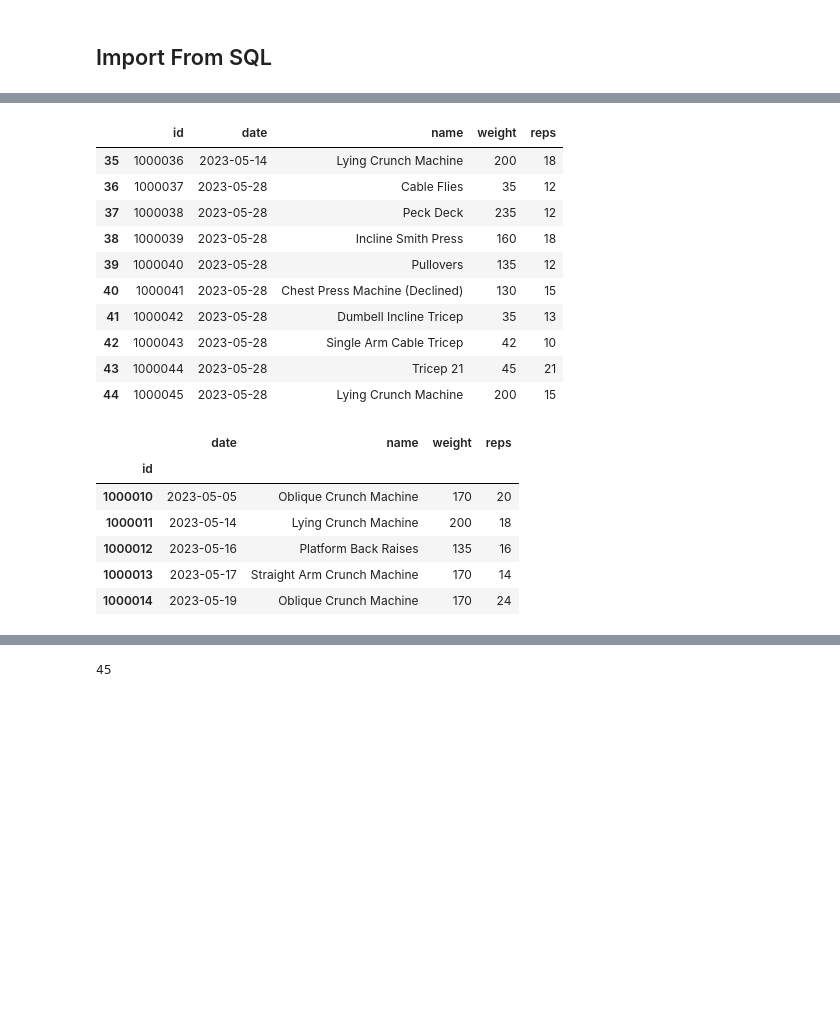
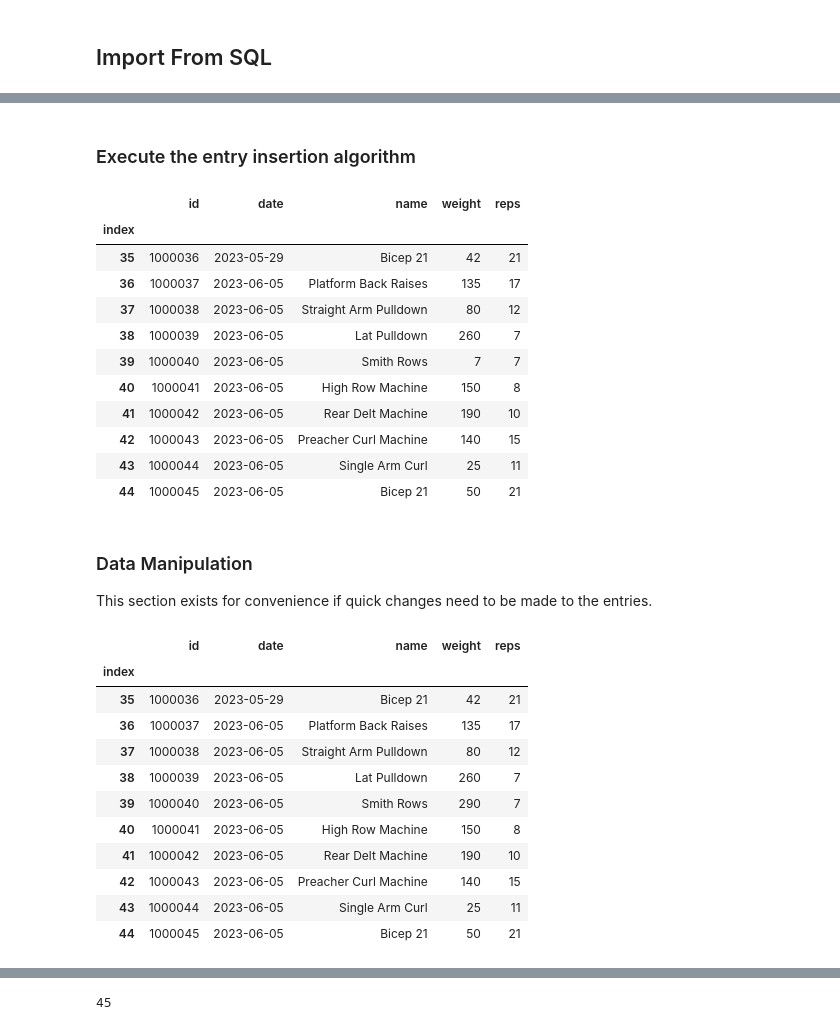
Before and after one commit to Artuk009/Case-Studies, a Jupyter notebook: MyFitnessAndNutrition/exercises.ipynb, the cells around one changed output, grey strips where cells are left out. Drawn from its saved outputs; the diff is of its cells as text; code cells hidden in the pictures; blank space fills up the shorter version.

```diff
--- a/MyFitnessAndNutrition/exercises.ipynb
+++ b/MyFitnessAndNutrition/exercises.ipynb
@@ -8,5 +26,7 @@ sql_connection = sqlite3.connect('exercises.sqlite')
 # %%
-current_exercises = pd.read_sql('SELECT * FROM chest_day', sql_connection, index_col='index')
-current_exercises.tail()
+sql_connection = sqlite3.connect('exercises.sqlite')
+# Import desired table and set the index.
+current_exercises = pd.read_sql('SELECT * FROM back_day', sql_connection, index_col='index')
+current_exercises.tail(10)
 # %% [output]
 |  | id | date | name | weight | reps |
@@ -42,0 +93,4 @@ array(['Cable Flies', 'Peck Deck', 'Incline Smith Press', 'Pullovers',
+# %%
+day_of_month = input("Enter the day of the month: DD")
+date = f"2023-06-{day_of_month} 00:00:00"
+date
@@ -43,10 +99,9 @@ array(['Cable Flies', 'Peck Deck', 'Incline Smith Press', 'Pullovers',
+# %% [markdown]
+### Execute the entry insertion algorithm
 # %%
-today_date = input("Enter date YYYY-MM-DD: ")
-date = f"{today_date} 00:00:00"
-
 for i in range(0, len(names)):
 
-  """ This algorithm sets the elements of a new enry with user input and then inserts it into the
+  """ This algorithm sets the elements of a new entry with user input and then inserts it into the
   database table for each name. Id is calculated by last index."""
 
   weight = input(f"Enter Weight for {names[i]}: ")
@@ -60,30 +115,36 @@ current_exercises['date'] = pd.to_datetime(current_exercises['date'])
 current_exercises.tail(10)
 # %% [output]
 |  | id | date | name | weight | reps |
-| 35 | 1000036 | 2023-05-14 | Lying Crunch Machine | 200 | 18 |
-| 36 | 1000037 | 2023-05-28 | Cable Flies | 35 | 12 |
-| 37 | 1000038 | 2023-05-28 | Peck Deck | 235 | 12 |
-| 38 | 1000039 | 2023-05-28 | Incline Smith Press | 160 | 18 |
-| 39 | 1000040 | 2023-05-28 | Pullovers | 135 | 12 |
-| 40 | 1000041 | 2023-05-28 | Chest Press Machine (Declined) | 130 | 15 |
-| 41 | 1000042 | 2023-05-28 | Dumbell Incline Tricep | 35 | 13 |
-| 42 | 1000043 | 2023-05-28 | Single Arm Cable Tricep | 42 | 10 |
-| 43 | 1000044 | 2023-05-28 | Tricep 21 | 45 | 21 |
-| 44 | 1000045 | 2023-05-28 | Lying Crunch Machine | 200 | 15 |
+| index |  |  |  |  |  |
+| 35 | 1000036 | 2023-05-29 | Bicep 21 | 42 | 21 |
+| 36 | 1000037 | 2023-06-05 | Platform Back Raises | 135 | 17 |
+| 37 | 1000038 | 2023-06-05 | Straight Arm Pulldown | 80 | 12 |
+| 38 | 1000039 | 2023-06-05 | Lat Pulldown | 260 | 7 |
+| 39 | 1000040 | 2023-06-05 | Smith Rows | 7 | 7 |
+| 40 | 1000041 | 2023-06-05 | High Row Machine | 150 | 8 |
+| 41 | 1000042 | 2023-06-05 | Rear Delt Machine | 190 | 10 |
+| 42 | 1000043 | 2023-06-05 | Preacher Curl Machine | 140 | 15 |
+| 43 | 1000044 | 2023-06-05 | Single Arm Curl | 25 | 11 |
+| 44 | 1000045 | 2023-06-05 | Bicep 21 | 50 | 21 |
+# %% [markdown]
+### Data Manipulation
+This section exists for convenience if quick changes need to be made to the entries.
 # %%
-
 # Update a single item by id and column
-# current_exercises.loc[1, 'date'] = 4
-
+# current_exercises.loc[39, 'weight'] = 290
 # Drop last row
 # current_exercises.drop(index=current_exercises.index[-1], axis=0, inplace=True)
-
-current_exercises.tail()
+current_exercises.tail(10)
 # %% [output]
-|  | date | name | weight | reps |
-| id |  |  |  |  |
-| 1000010 | 2023-05-05 | Oblique Crunch Machine | 170 | 20 |
-| 1000011 | 2023-05-14 | Lying Crunch Machine | 200 | 18 |
-| 1000012 | 2023-05-16 | Platform Back Raises | 135 | 16 |
-| 1000013 | 2023-05-17 | Straight Arm Crunch Machine | 170 | 14 |
-| 1000014 | 2023-05-19 | Oblique Crunch Machine | 170 | 24 |
+|  | id | date | name | weight | reps |
+| index |  |  |  |  |  |
+| 35 | 1000036 | 2023-05-29 | Bicep 21 | 42 | 21 |
+| 36 | 1000037 | 2023-06-05 | Platform Back Raises | 135 | 17 |
+| 37 | 1000038 | 2023-06-05 | Straight Arm Pulldown | 80 | 12 |
+| 38 | 1000039 | 2023-06-05 | Lat Pulldown | 260 | 7 |
+| 39 | 1000040 | 2023-06-05 | Smith Rows | 290 | 7 |
+| 40 | 1000041 | 2023-06-05 | High Row Machine | 150 | 8 |
+| 41 | 1000042 | 2023-06-05 | Rear Delt Machine | 190 | 10 |
+| 42 | 1000043 | 2023-06-05 | Preacher Curl Machine | 140 | 15 |
+| 43 | 1000044 | 2023-06-05 | Single Arm Curl | 25 | 11 |
+| 44 | 1000045 | 2023-06-05 | Bicep 21 | 50 | 21 |
```
Also changed, not shown: parts of 28 cells of this notebook, 1 other file.
